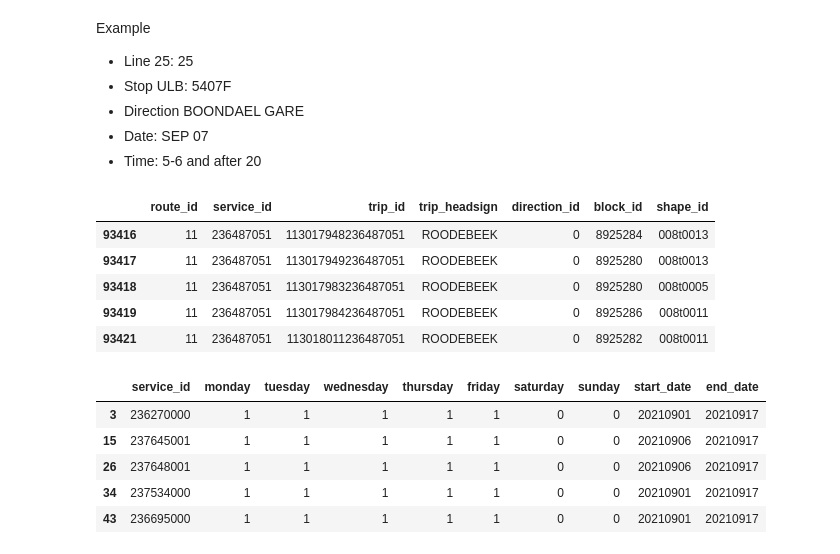
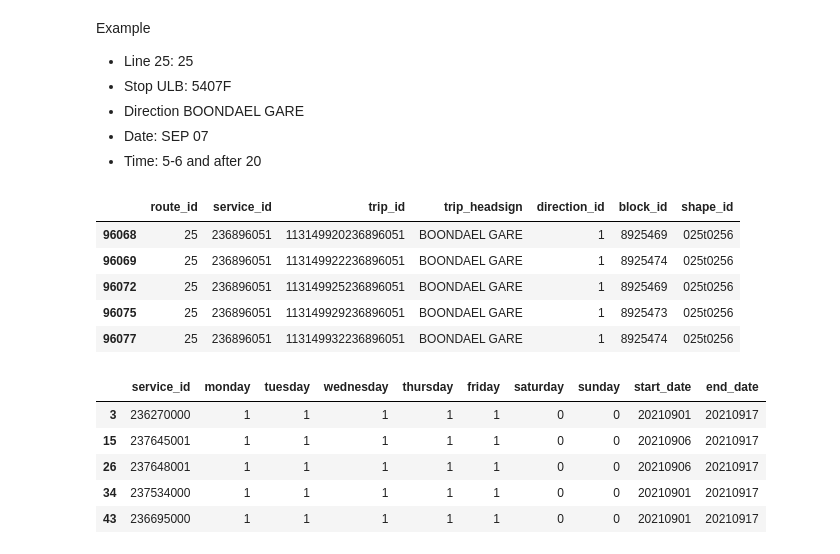
Before and after one commit to xuyou1999/Data_Mining_F22, a Jupyter notebook: src/punctuality.ipynb, the cells around one changed output. Cells and saved outputs as stored; diff of their text form; code cells hidden in the pictures.

```diff
--- a/src/punctuality.ipynb
+++ b/src/punctuality.ipynb
@@ -10,16 +10,16 @@ Example
 - Time: 5-6 and after 20
 # %%
 trips = pd.read_csv('../data/gtfs3Sept/trips.csv')
-trips_line = trips.loc[trips['route_id']==11,:]
-trip_line_head = trips_line.loc[trips_line['trip_headsign']=='ROODEBEEK',:]
+trips_line = trips.loc[trips['route_id']==25,:]
+trip_line_head = trips_line.loc[trips_line['trip_headsign']=='BOONDAEL GARE',:]
 trip_line_head.head()
 # %% [output]
 |  | route_id | service_id | trip_id | trip_headsign | direction_id | block_id | shape_id |
-| 93416 | 11 | 236487051 | 113017948236487051 | ROODEBEEK | 0 | 8925284 | 008t0013 |
-| 93417 | 11 | 236487051 | 113017949236487051 | ROODEBEEK | 0 | 8925280 | 008t0013 |
-| 93418 | 11 | 236487051 | 113017983236487051 | ROODEBEEK | 0 | 8925280 | 008t0005 |
-| 93419 | 11 | 236487051 | 113017984236487051 | ROODEBEEK | 0 | 8925286 | 008t0011 |
-| 93421 | 11 | 236487051 | 113018011236487051 | ROODEBEEK | 0 | 8925282 | 008t0011 |
+| 96068 | 25 | 236896051 | 113149920236896051 | BOONDAEL GARE | 1 | 8925469 | 025t0256 |
+| 96069 | 25 | 236896051 | 113149922236896051 | BOONDAEL GARE | 1 | 8925474 | 025t0256 |
+| 96072 | 25 | 236896051 | 113149925236896051 | BOONDAEL GARE | 1 | 8925469 | 025t0256 |
+| 96075 | 25 | 236896051 | 113149929236896051 | BOONDAEL GARE | 1 | 8925473 | 025t0256 |
+| 96077 | 25 | 236896051 | 113149932236896051 | BOONDAEL GARE | 1 | 8925474 | 025t0256 |
 # %%
 calendar = pd.read_csv('../data/gtfs3Sept/calendar.csv')
 calendar_week = calendar.loc[((calendar['start_date']<=20210907) & (calendar['end_date']>=20210907)),:]
```
Also changed, not shown: parts of 6 cells of this notebook.
